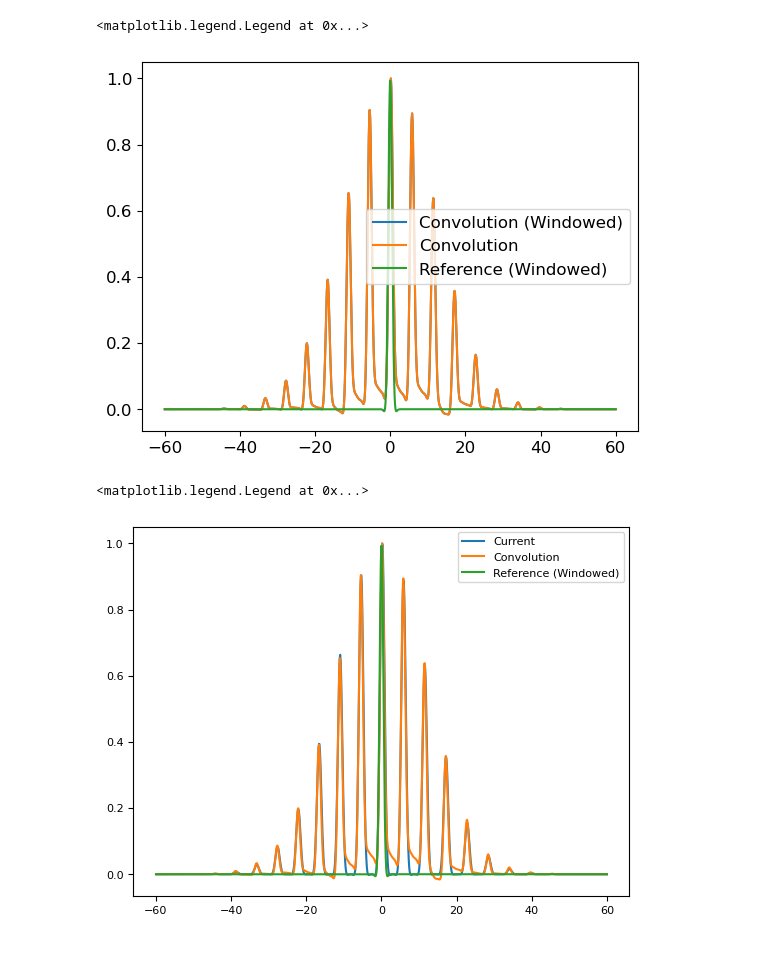
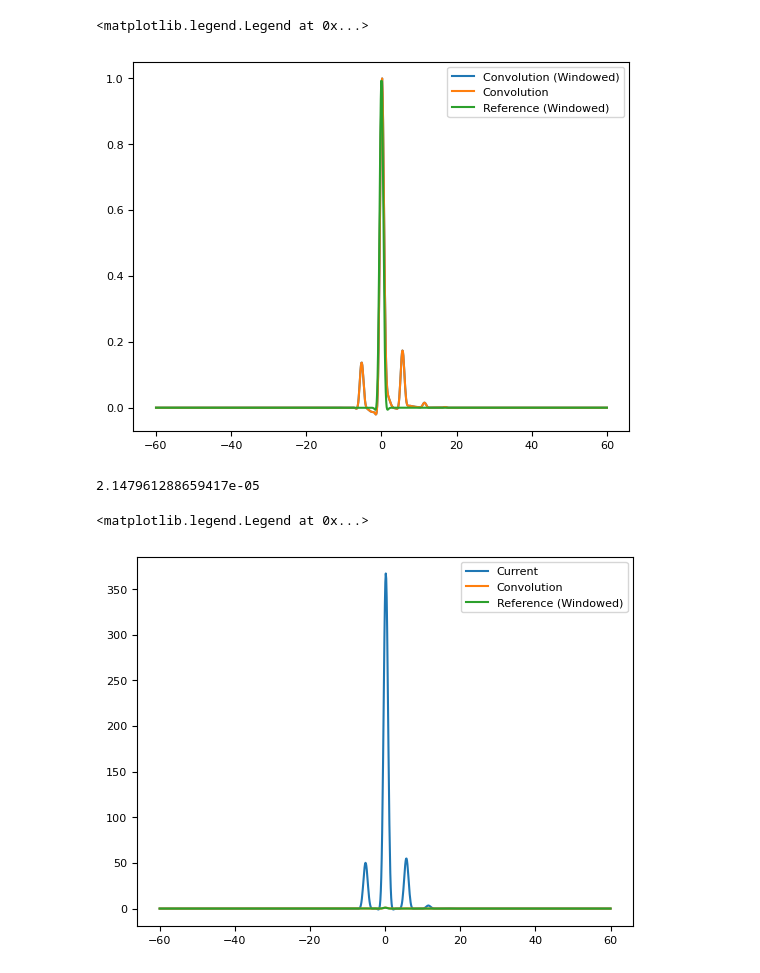
Before and after one commit to ritzkowsky42/SupercontinuumSamplingSimulation, a Jupyter notebook: DeconvolveArtificialShort.ipynb, the cells around one changed output. Saved outputs shown, nothing was run; the diff lists cells and outputs as text; code cells hidden in the pictures.

```diff
--- a/DeconvolveArtificialShort.ipynb
+++ b/DeconvolveArtificialShort.ipynb
@@ -18,16 +18,16 @@ cm = 1/2.54  # cm to inches
 
 # Load data from csv using numpy
 # Load data from CSV using pandas, ensuring 'field' is read as string
-pump_df = pd.read_csv('FilteredWaveformDeg.csv', delimiter=',', dtype={'field': str})
+pump_df = pd.read_csv('FilteredWaveformSCG0403.csv', delimiter=',', dtype={'field': float})
 
-# Funktion zum Parsen von komplexen Zahlen aus Strings
-def parse_complex(s):
-    s = s.replace('im', 'j')  # Ersetze 'im' durch 'j'
-    s = s.replace(' ', '')      # Entferne Leerzeichen
-    return complex(s)
+# # Funktion zum Parsen von komplexen Zahlen aus Strings
+# def parse_complex(s):
+#     s = s.replace('im', 'j')  # Ersetze 'im' durch 'j'
+#     s = s.replace(' ', '')      # Entferne Leerzeichen
+#     return complex(s)
 
-# Konvertiere die 'field'-Spalte in komplexe Zahlen
-pump_df['field'] = pump_df['field'].apply(parse_complex)
+# # Konvertiere die 'field'-Spalte in komplexe Zahlen
+# pump_df['field'] = pump_df['field'].apply(parse_complex)
 
 # Optional: Konvertiere das DataFrame in ein numpy-Array, falls benötigt
 pump = pump_df.to_numpy()
@@ -38,7 +38,7 @@ referencePulse = np.loadtxt('ReferencePulse.csv', delimiter=',',skiprows=1)
 
 refField = referencePulse[:,1]
 
-Sampled = np.loadtxt('SampledArtificialWaveformHighRes.csv', delimiter=',',skiprows=1)
+Sampled = np.loadtxt('SampledArtificialWaveformHighResShortGatePi.csv', delimiter=',',skiprows=1)
 
 convolutedSignal = Sampled[:,1]
 
@@ -87,7 +123,11 @@ plt.plot(t, refField_windowed, label='Reference (Windowed)')
 plt.legend()
 # %% [output]
 <matplotlib.legend.Legend at 0x...>
-[figure, old version]
+[figure, new version]
+# %%
+pumpField[1]
+# %% [output]
+2.147961288659417e-05
 # %%
 
 
@@ -101,40 +141,49 @@ def FNemission(inField, criticalField, fieldEnhancement):
     Returns:
     numpy.ndarray: The calculated emission field.
     """
-    real_inField = np.real(inField)
+    real_inField = np.real(inField).astype(float)
 
     out = np.heaviside(real_inField, 1) * (real_inField * fieldEnhancement) ** 2 * np.exp(-criticalField / np.abs(fieldEnhancement * real_inField))
 
     return out
 
+# def FNemissionDerivative(inField, criticalField, fieldEnhancement):
+#     real_inField = np.real(inField).astype(float)
+
+#     heaviside_vals = np.heaviside(real_inField, 1)
+#     exp_term = np.exp(-criticalField / np.abs(fieldEnhancement * real_inField))
+#     term1 = real_inField * fieldEnhancement ** 2 * exp_term
+#     term2 = fieldEnhancement ** 2 * criticalField * exp_term
+#     derCurrent = -heaviside_vals * 2 * (term1 - term2)
+#     return derCurrent
+
+
 def FNemissionDerivative(inField, criticalField, fieldEnhancement):
-    real_inField = np.real(inField)
-    heaviside_vals = np.heaviside(real_inField, 1)
-    exp_term = np.exp(-criticalField / np.abs(fieldEnhancement * real_inField))
-    term1 = real_inField * fieldEnhancement ** 2 * exp_term
-    term2 = fieldEnhancement ** 2 * criticalField * exp_term
-    derCurrent = -heaviside_vals * 2 * (term1 - term2)
+    real_inField = np.real(inField).astype(float)
+    derCurrent = np.heaviside(real_inField, 1) *np.exp(-criticalField / np.abs(fieldEnhancement * real_inField)) *(criticalField + 2 * fieldEnhancement * real_inField)
     return derCurrent
+
+
 
 # Calculating the cross correlation using fowler nordheim function
 
 # interpolating the reference signal to the same time points as the convolution signal
 f = interpolate.interp1d(t, refField, kind='linear', fill_value='extrapolate')
 
 current = np.zeros_like(t)
 
 for i,value in enumerate(t):
-    current[i] = np.sum(FNemission( -pumpField + (1/3300)* f(tPump-t[i]),76,15)) *(tPump[1]-tPump[0])
+    current[i] = np.sum(FNemission( pumpField + (1/3300)* f(tPump-t[i]),76,15)) *(tPump[1]-tPump[0])
 
 current -= current[0]
 
-current = current/np.max(current)
+current = -current/np.max(current)
 dt = t[1] - t[0]
 plt.figure()
 plt.plot(t, current , label='Current')
 plt.plot(t, convolutedSignal, label='Convolution')
 plt.plot(t, refField_windowed, label='Reference (Windowed)')
 plt.legend()
 # %% [output]
 <matplotlib.legend.Legend at 0x...>
-[figure, old version]
+[figure, new version]
```
Also changed, not shown: parts of 9 cells of this notebook, 10 other files.
